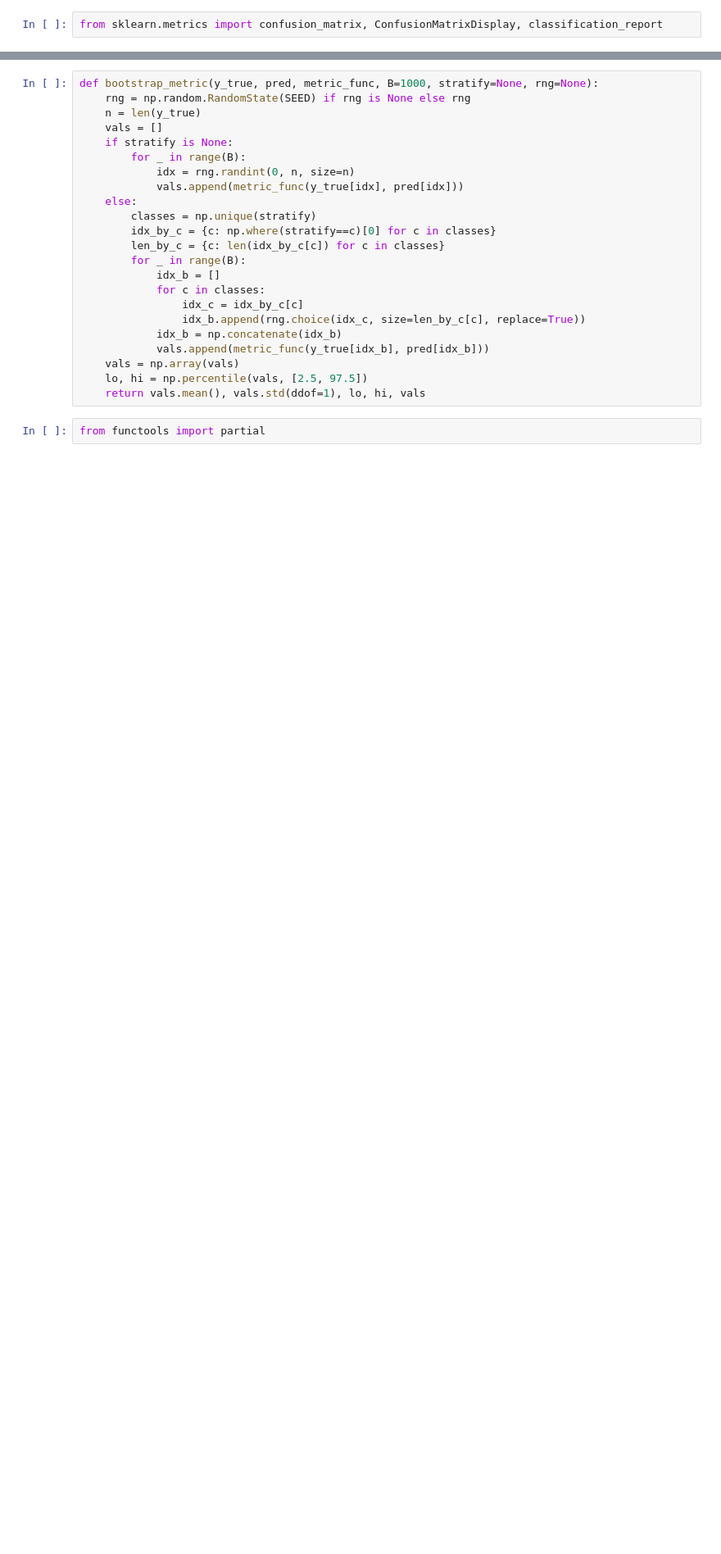
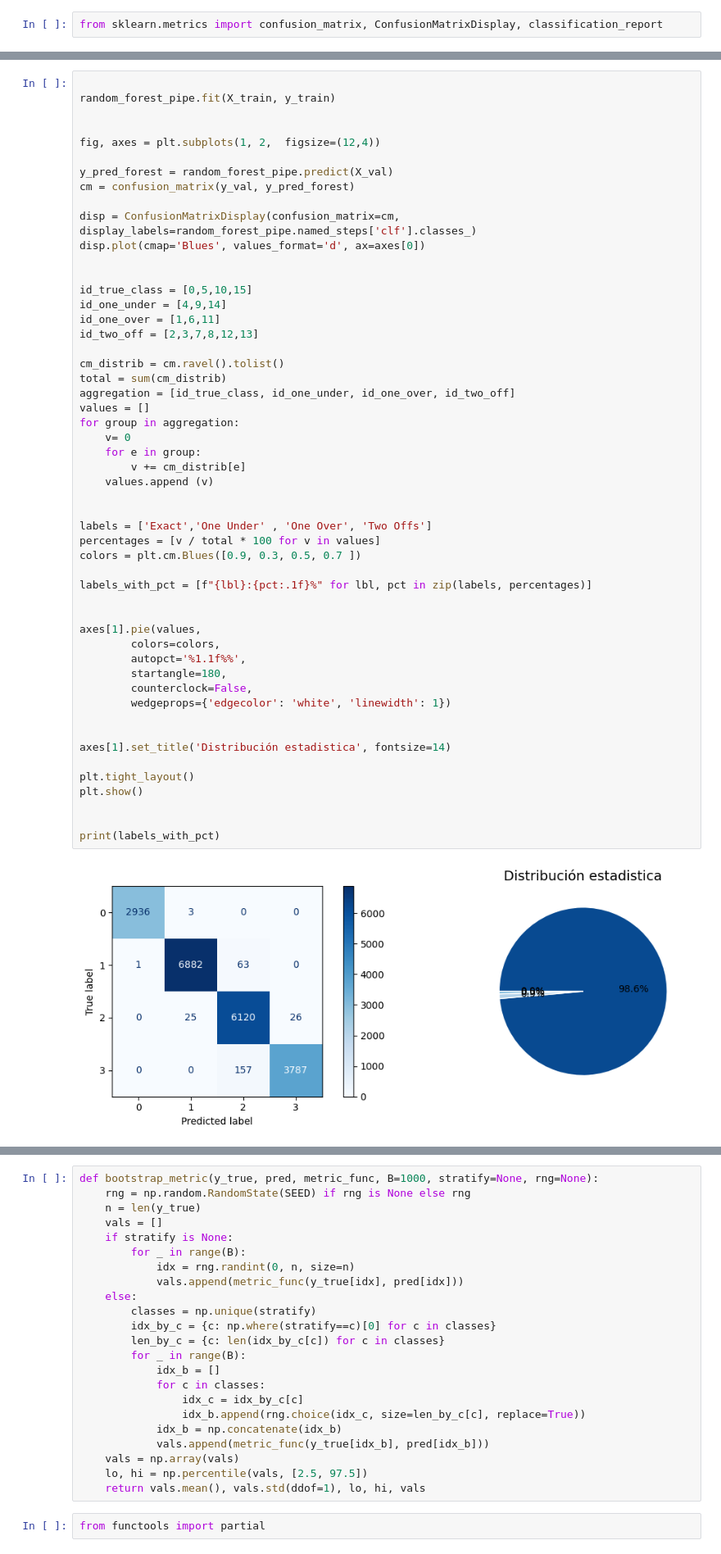
Before and after one commit to maisaarial/proyecto-machine-learning, a Jupyter notebook: Clasificacion.ipynb, the cells around one changed output, grey strips where cells are left out. Shown at 82% size. Cells and saved outputs as stored; diff of their text form; blank space fills up the shorter version.

```diff
--- a/Clasificacion.ipynb
+++ b/Clasificacion.ipynb
@@ -665,0 +981,54 @@ plt.show()
+# %%
+
+random_forest_pipe.fit(X_train, y_train)
+
+
+fig, axes = plt.subplots(1, 2,  figsize=(12,4))
+
+y_pred_forest = random_forest_pipe.predict(X_val)
+cm = confusion_matrix(y_val, y_pred_forest)
+
+disp = ConfusionMatrixDisplay(confusion_matrix=cm, display_labels=random_forest_pipe.named_steps['clf'].classes_)
+disp.plot(cmap='Blues', values_format='d', ax=axes[0])
+
+
+id_true_class = [0,5,10,15]
+id_one_under = [4,9,14]
+id_one_over = [1,6,11]
+id_two_off = [2,3,7,8,12,13]
+
+cm_distrib = cm.ravel().tolist()
+total = sum(cm_distrib)
+aggregation = [id_true_class, id_one_under, id_one_over, id_two_off]
+values = []
+for group in aggregation:
+    v= 0
+    for e in group:
+        v += cm_distrib[e]
+    values.append (v)
+
+
+labels = ['Exact','One Under' , 'One Over', 'Two Offs']
+percentages = [v / total * 100 for v in values]
+colors = plt.cm.Blues([0.9, 0.3, 0.5, 0.7 ])
+
+labels_with_pct = [f"{lbl}:{pct:.1f}%" for lbl, pct in zip(labels, percentages)]
+
+
+axes[1].pie(values,
+        colors=colors,
+        autopct='%1.1f%%',
+        startangle=180,
+        counterclock=False,
+        wedgeprops={'edgecolor': 'white', 'linewidth': 1})
+
+
+axes[1].set_title('Distribución estadistica', fontsize=14)
+
+plt.tight_layout()
+plt.show()
+
+
+print(labels_with_pct)
+# %% [output]
+[figure, added]
```
Also changed, not shown: parts of 22 cells of this notebook, 5 other files.
